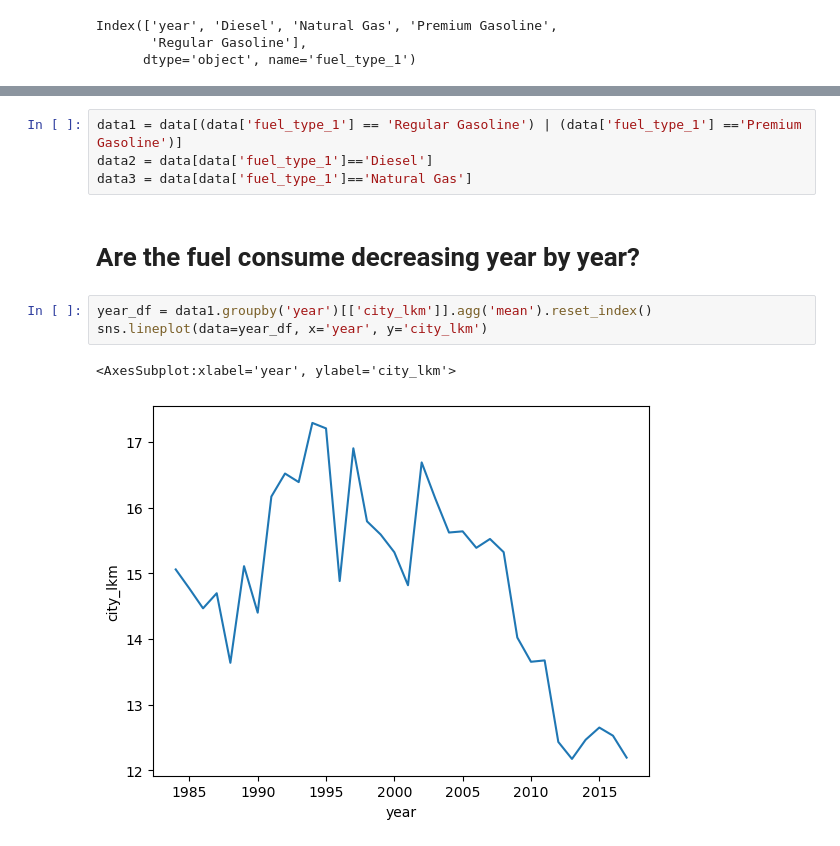
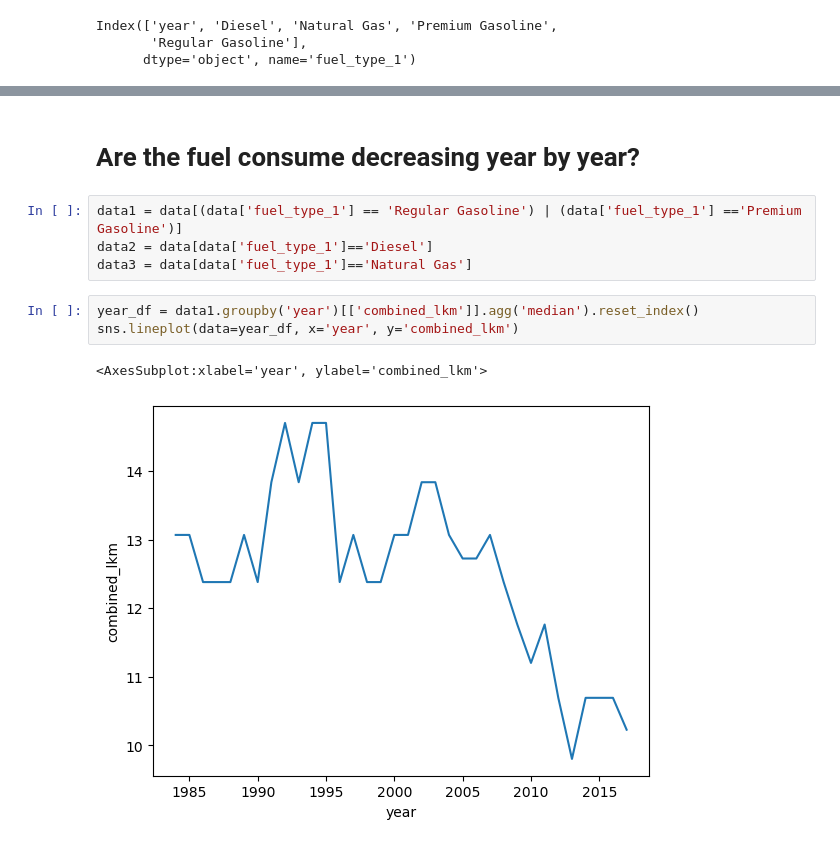
Before and after one commit to mstf53/mid-bootcamp, a Jupyter notebook: test.ipynb, the cells around one changed output, grey strips where cells are left out. Drawn from its saved outputs; the diff is of its cells as text.

```diff
--- a/test.ipynb
+++ b/test.ipynb
@@ -723,13 +632,13 @@ pd.crosstab(data.year, data.fuel_type_1).hist();
+# %% [markdown]
+# Are the fuel consume decreasing year by year?
 # %%
 data1 = data[(data['fuel_type_1'] == 'Regular Gasoline') | (data['fuel_type_1'] =='Premium Gasoline')]
 data2 = data[data['fuel_type_1']=='Diesel']
 data3 = data[data['fuel_type_1']=='Natural Gas']
-# %% [markdown]
-# Are the fuel consume decreasing year by year?
-# %%
-year_df = data1.groupby('year')[['city_lkm']].agg('mean').reset_index()
-sns.lineplot(data=year_df, x='year', y='city_lkm')
-# %% [output]
-<AxesSubplot:xlabel='year', ylabel='city_lkm'>
-[figure, removed]
+# %%
+year_df = data1.groupby('year')[['combined_lkm']].agg('median').reset_index()
+sns.lineplot(data=year_df, x='year', y='combined_lkm')
+# %% [output]
+<AxesSubplot:xlabel='year', ylabel='combined_lkm'>
+[figure, added]
 # %%
```
Also changed, not shown: parts of 100 cells of this notebook, 2 other files.
